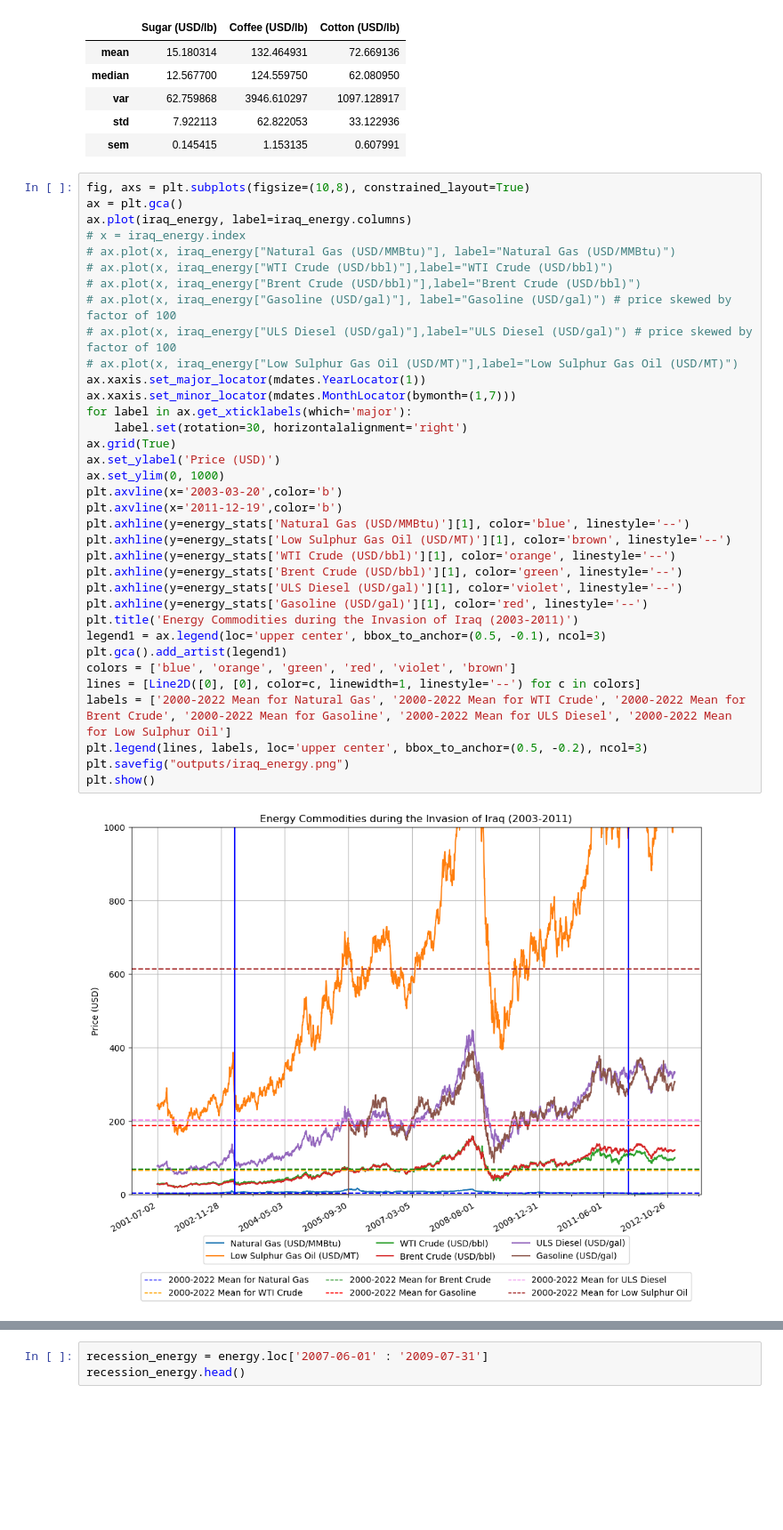
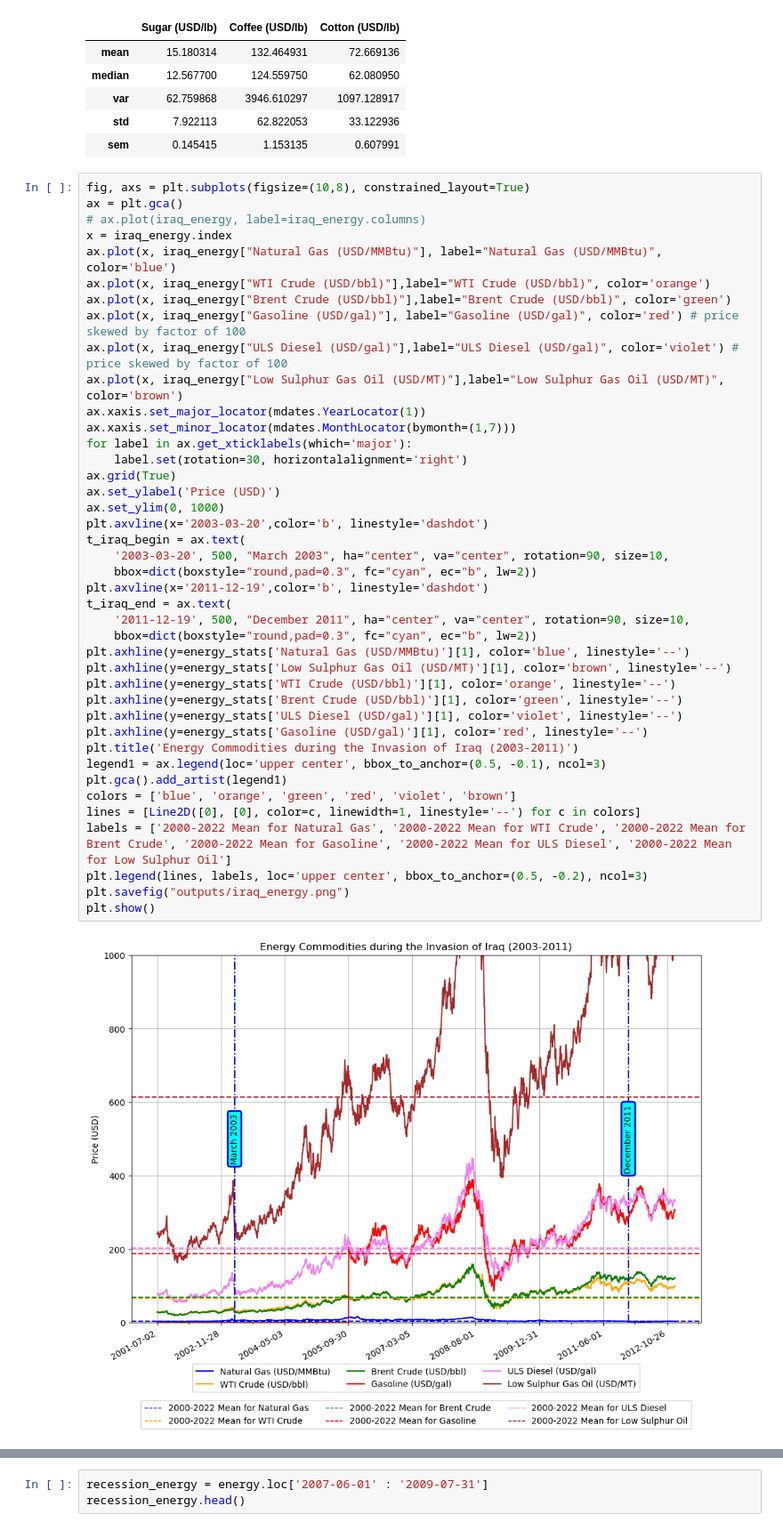
Before and after one commit to dylanmcgullam/Group-Project-1, a Jupyter notebook: commodities.ipynb, the cells around one changed output, grey strips where cells are left out. Shown at 89% size. Cells and saved outputs as stored; diff of their text form; blank space fills up the shorter version.

Commit message:
updated iraq energy plot w/ corrected legend

```diff
--- a/commodities.ipynb
+++ b/commodities.ipynb
@@ -265,40 +265,46 @@ iraq_softs_stats
 # %%
 fig, axs = plt.subplots(figsize=(10,8), constrained_layout=True)
 ax = plt.gca()
-ax.plot(iraq_energy, label=iraq_energy.columns)
-# x = iraq_energy.index
-# ax.plot(x, iraq_energy["Natural Gas (USD/MMBtu)"], label="Natural Gas (USD/MMBtu)")
-# ax.plot(x, iraq_energy["WTI Crude (USD/bbl)"],label="WTI Crude (USD/bbl)")
-# ax.plot(x, iraq_energy["Brent Crude (USD/bbl)"],label="Brent Crude (USD/bbl)")
-# ax.plot(x, iraq_energy["Gasoline (USD/gal)"], label="Gasoline (USD/gal)") # price skewed by factor of 100
-# ax.plot(x, iraq_energy["ULS Diesel (USD/gal)"],label="ULS Diesel (USD/gal)") # price skewed by factor of 100
-# ax.plot(x, iraq_energy["Low Sulphur Gas Oil (USD/MT)"],label="Low Sulphur Gas Oil (USD/MT)")
+# ax.plot(iraq_energy, label=iraq_energy.columns)
+x = iraq_energy.index
+ax.plot(x, iraq_energy["Natural Gas (USD/MMBtu)"], label="Natural Gas (USD/MMBtu)", color='blue')
+ax.plot(x, iraq_energy["WTI Crude (USD/bbl)"],label="WTI Crude (USD/bbl)", color='orange')
+ax.plot(x, iraq_energy["Brent Crude (USD/bbl)"],label="Brent Crude (USD/bbl)", color='green')
+ax.plot(x, iraq_energy["Gasoline (USD/gal)"], label="Gasoline (USD/gal)", color='red') # price skewed by factor of 100
+ax.plot(x, iraq_energy["ULS Diesel (USD/gal)"],label="ULS Diesel (USD/gal)", color='violet') # price skewed by factor of 100
+ax.plot(x, iraq_energy["Low Sulphur Gas Oil (USD/MT)"],label="Low Sulphur Gas Oil (USD/MT)", color='brown')
 ax.xaxis.set_major_locator(mdates.YearLocator(1))
 ax.xaxis.set_minor_locator(mdates.MonthLocator(bymonth=(1,7)))
 for label in ax.get_xticklabels(which='major'):
     label.set(rotation=30, horizontalalignment='right')
 ax.grid(True)
 ax.set_ylabel('Price (USD)')
 ax.set_ylim(0, 1000)
-plt.axvline(x='2003-03-20',color='b')
-plt.axvline(x='2011-12-19',color='b')
+plt.axvline(x='2003-03-20',color='b', linestyle='dashdot')
+t_iraq_begin = ax.text(
+    '2003-03-20', 500, "March 2003", ha="center", va="center", rotation=90, size=10,
+    bbox=dict(boxstyle="round,pad=0.3", fc="cyan", ec="b", lw=2))
+plt.axvline(x='2011-12-19',color='b', linestyle='dashdot')
+t_iraq_end = ax.text(
+    '2011-12-19', 500, "December 2011", ha="center", va="center", rotation=90, size=10,
+    bbox=dict(boxstyle="round,pad=0.3", fc="cyan", ec="b", lw=2))
 plt.axhline(y=energy_stats['Natural Gas (USD/MMBtu)'][1], color='blue', linestyle='--')
 plt.axhline(y=energy_stats['Low Sulphur Gas Oil (USD/MT)'][1], color='brown', linestyle='--')
 plt.axhline(y=energy_stats['WTI Crude (USD/bbl)'][1], color='orange', linestyle='--')
 plt.axhline(y=energy_stats['Brent Crude (USD/bbl)'][1], color='green', linestyle='--')
 plt.axhline(y=energy_stats['ULS Diesel (USD/gal)'][1], color='violet', linestyle='--')
 plt.axhline(y=energy_stats['Gasoline (USD/gal)'][1], color='red', linestyle='--')
 plt.title('Energy Commodities during the Invasion of Iraq (2003-2011)')
 legend1 = ax.legend(loc='upper center', bbox_to_anchor=(0.5, -0.1), ncol=3)
 plt.gca().add_artist(legend1)
 colors = ['blue', 'orange', 'green', 'red', 'violet', 'brown']
 lines = [Line2D([0], [0], color=c, linewidth=1, linestyle='--') for c in colors]
 labels = ['2000-2022 Mean for Natural Gas', '2000-2022 Mean for WTI Crude', '2000-2022 Mean for Brent Crude', '2000-2022 Mean for Gasoline', '2000-2022 Mean for ULS Diesel', '2000-2022 Mean for Low Sulphur Oil']
 plt.legend(lines, labels, loc='upper center', bbox_to_anchor=(0.5, -0.2), ncol=3)
 plt.savefig("outputs/iraq_energy.png")
 plt.show()
 # %% [output]
-[figure, old version]
+[figure, new version]
 # %%
 fig, axs = plt.subplots(figsize=(8,6), constrained_layout=True)
 ax = plt.gca()
```
Also changed, not shown: parts of 1 cell of this notebook, 3 other files.
